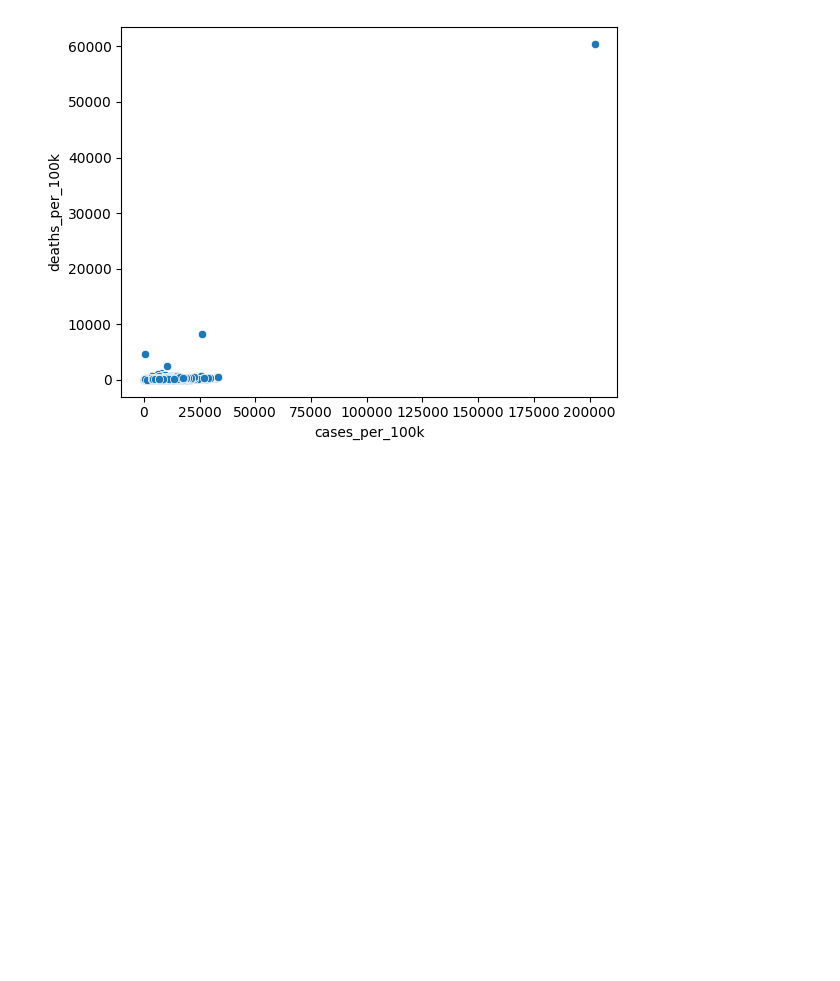
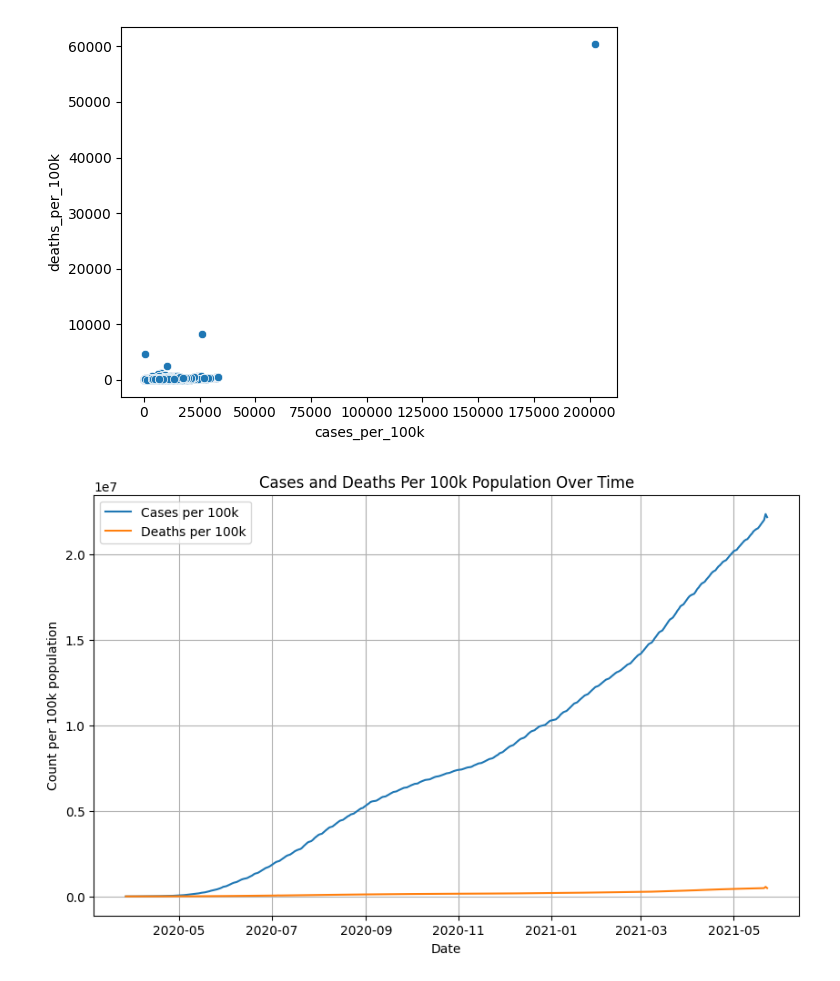
Before and after one commit to levyvix/kaggle_extract, a Jupyter notebook: explore.ipynb, the cells around one changed output. Cells and saved outputs as stored; diff of their text form; code cells hidden in the pictures; blank space fills up the shorter version.

```diff
--- a/explore.ipynb
+++ b/explore.ipynb
@@ -59,12 +54,7 @@ macro_diferente_zero['casos_por_mortes'].plot()
 # %%
 cidades = pd.read_csv("data/brazil_covid19_cities.csv")
 # %%
-cidades = (
-    cidades
-    .assign(
-        date = lambda df: pd.to_datetime(df['date'])
-    )
-)
+cidades = cidades.assign(date=lambda df: pd.to_datetime(df["date"]))
 # %%
 cidades = cidades.set_index("date")
 # %%
@@ -180,7 +171,7 @@ cidades_populacao = cidades.merge(populacao, left_on="code", right_on='city_code
 # %%
 cidades_populacao = cidades_populacao.assign(
-    deaths_per_100k = lambda df: df['deaths'] / df['population'] * 100000,
-    cases_per_100k = lambda df: df['cases'] / df['population'] * 100000
+    deaths_per_100k=lambda df: df["deaths"] / df["population"] * 100000,
+    cases_per_100k=lambda df: df["cases"] / df["population"] * 100000,
 )
 # %%
 cidades_populacao
@@ -213,0 +201,15 @@ sns.scatterplot(data=cidades_populacao, x="cases_per_100k", y="deaths_per_100k")
+# %%
+cases_per_100k = cidades_populacao.groupby("date")["cases_per_100k"].sum()
+deaths_per_100k = cidades_populacao.groupby("date")["deaths_per_100k"].sum()
+
+plt.figure(figsize=(10, 6))
+plt.plot(cases_per_100k.index, cases_per_100k.values, label="Cases per 100k")
+plt.plot(deaths_per_100k.index, deaths_per_100k.values, label="Deaths per 100k")
+plt.title("Cases and Deaths Per 100k Population Over Time")
+plt.xlabel("Date")
+plt.ylabel("Count per 100k population")
+plt.legend()
+plt.grid(True)
+plt.show()
+# %% [output]
+[figure, added]
```
Also changed, not shown: parts of 23 cells of this notebook.
